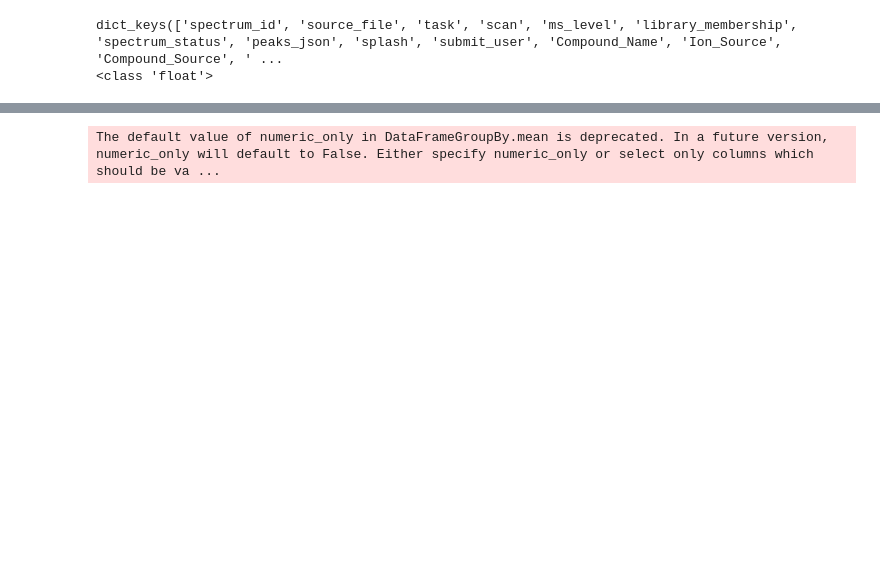
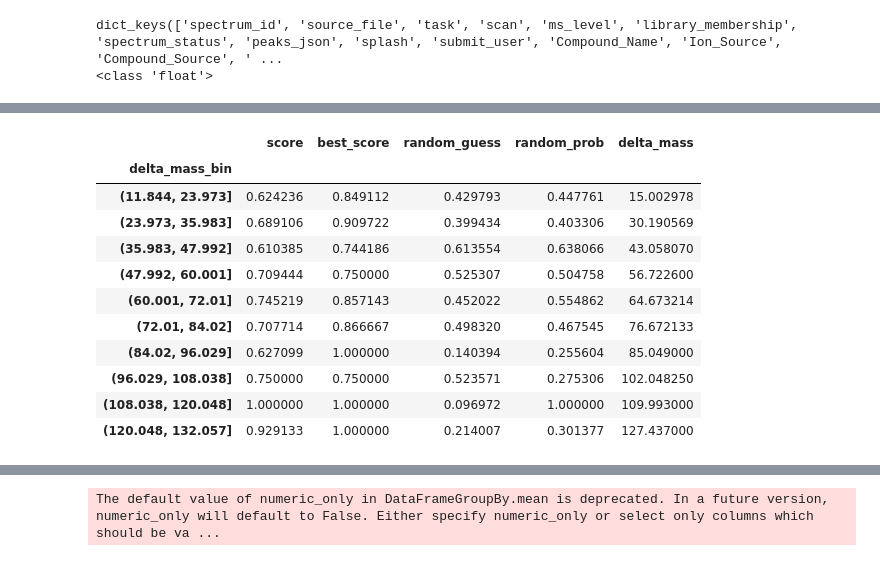
Before and after one commit to mshahneh/SmallMol_Mod_Site_Localization, a Jupyter notebook: Analysis/check_with_helper.ipynb, the cells around one changed output, grey strips where cells are left out. Drawn from its saved outputs; the diff is of its cells as text; code cells hidden in the pictures; blank space fills up the shorter version.

```diff
--- a/Analysis/check_with_helper.ipynb
+++ b/Analysis/check_with_helper.ipynb
@@ -200,0 +146,22 @@ invalid value encountered in divide
+# %%
+cols = ["score", "best_score", "random_guess", "random_prob", "delta_mass"]
+selected = df[cols]
+selected = selected.apply(pd.to_numeric)
+
+# Bin the data by delta_mass into discrete bins
+selected['delta_mass_bin'] = pd.cut(selected['delta_mass'], bins=10)
+
+selected.groupby(selected['delta_mass_bin']).mean()
+# %% [output]
+|  | score | best_score | random_guess | random_prob | delta_mass |
+| delta_mass_bin |  |  |  |  |  |
+| (11.844, 23.973] | 0.624236 | 0.849112 | 0.429793 | 0.447761 | 15.002978 |
+| (23.973, 35.983] | 0.689106 | 0.909722 | 0.399434 | 0.403306 | 30.190569 |
+| (35.983, 47.992] | 0.610385 | 0.744186 | 0.613554 | 0.638066 | 43.058070 |
+| (47.992, 60.001] | 0.709444 | 0.750000 | 0.525307 | 0.504758 | 56.722600 |
+| (60.001, 72.01] | 0.745219 | 0.857143 | 0.452022 | 0.554862 | 64.673214 |
+| (72.01, 84.02] | 0.707714 | 0.866667 | 0.498320 | 0.467545 | 76.672133 |
+| (84.02, 96.029] | 0.627099 | 1.000000 | 0.140394 | 0.255604 | 85.049000 |
+| (96.029, 108.038] | 0.750000 | 0.750000 | 0.523571 | 0.275306 | 102.048250 |
+| (108.038, 120.048] | 1.000000 | 1.000000 | 0.096972 | 1.000000 | 109.993000 |
+| (120.048, 132.057] | 0.929133 | 1.000000 | 0.214007 | 0.301377 | 127.437000 |
```
Also changed, not shown: parts of 19 cells of this notebook, 11 other files.
